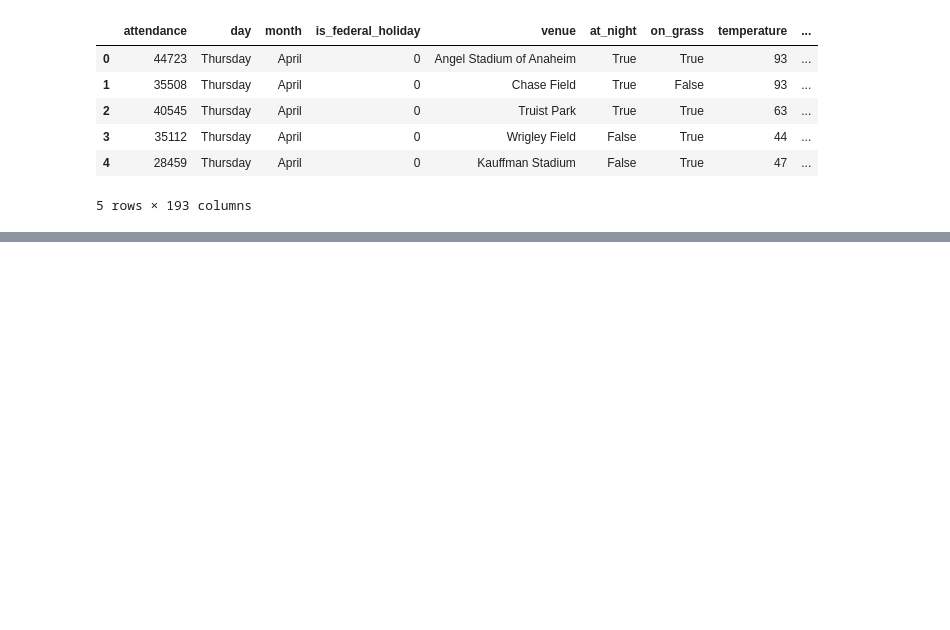
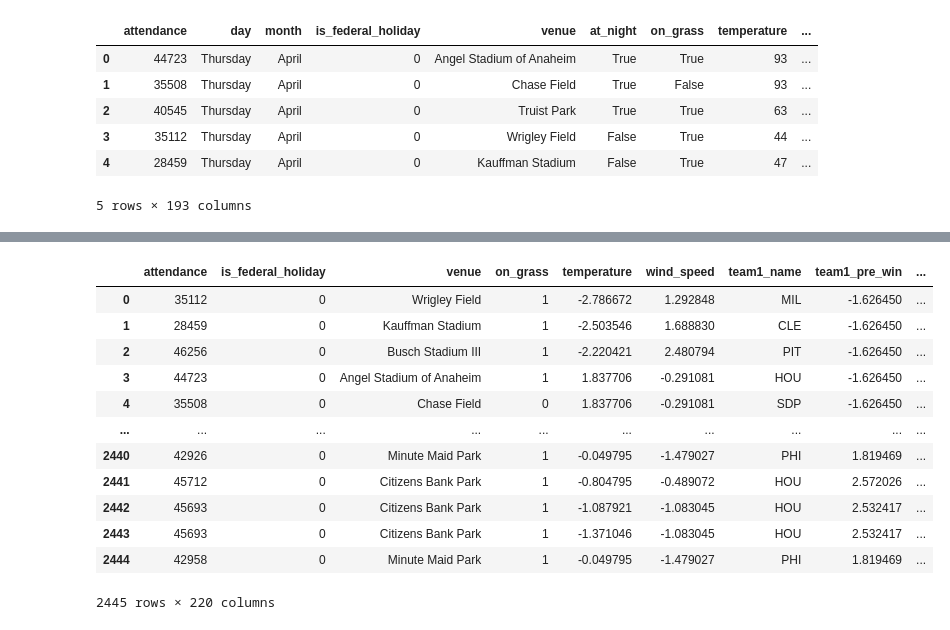
Before and after one commit to RDOGS-Friendz/SLDL-MLB-ATT-Prediction, a Jupyter notebook: statistical-learning/data_preprocessing.ipynb, the cells around one changed output, grey strips where cells are left out. Cells and saved outputs as stored; diff of their text form; code cells hidden in the pictures; blank space fills up the shorter version.

```diff
--- a/statistical-learning/data_preprocessing.ipynb
+++ b/statistical-learning/data_preprocessing.ipynb
@@ -299,0 +315,7 @@ df_game_data_have_aud.to_csv("processed_test.csv", index=False)
+# %%
+# sort the data by date
+trainset = trainset.sort_values(by=['start_time'])
+trainset = trainset.reset_index(drop=True)
+
+testset = testset.sort_values(by=['start_time'])
+testset = testset.reset_index(drop=True)
@@ -299,0 +410,23 @@ df_game_data_have_aud.to_csv("processed_test.csv", index=False)
+# %%
+# for test set, we also want to add a column to store the average attendance of previous 5 to 10 games
+attendance_dict_test = {}
+test_moving_avg_df = pd.DataFrame()
+for team in teams:
+    attendance_dict[team] = []
+    # get the data of the team in the year
+    df_team = testset[testset['team2_name'] == team][['game_page_url', 'team2_name', 'start_time', 'attendance']]
+    # create a new column to store the average attendance of previous 5 to 10 games
+    df_team['previous_5_to_10MA'] = 0
+    df_team.reset_index(drop=True, inplace=True)
+    # store the attendance of the team in the year in order to compute the average attendance of previous 5 to 10 games
+    for i in range(len(df_team)):
+        attendance_dict[team].append(df_team['attendance'][i])
+        # for the first 10 games, because we don't have previous 5 to 10 games, we use previous year's average attendance for the team
+        if i < 10:
+            df_team['previous_5_to_10MA'][i] = avg_att_in_all_years[2019][team][0]
+        # for the rest games, we compute the average attendance of previous 5 to 10 games
+        else:
+            df_team['previous_5_to_10MA'][i] = sum(attendance_dict[2019][team][i-10:i-5])/5
+    test_moving_avg_df = pd.concat([test_moving_avg_df, df_team], axis=0)
+
+display(test_moving_avg_df)
@@ -299,0 +464,17 @@ df_game_data_have_aud.to_csv("processed_test.csv", index=False)
+# %%
+testset_after_merged = pd.merge(testset, test_moving_avg_df[['previous_5_to_10MA', 'game_page_url']], on='game_page_url', how='inner')
+testset_after_merged
+# %% [output]
+|  | attendance | is_federal_holiday | venue | on_grass | temperature | wind_speed | team1_name | team1_pre_win | ... |
+| 0 | 35112 | 0 | Wrigley Field | 1 | -2.786672 | 1.292848 | MIL | -1.626450 | ... |
+| 1 | 28459 | 0 | Kauffman Stadium | 1 | -2.503546 | 1.688830 | CLE | -1.626450 | ... |
+| 2 | 46256 | 0 | Busch Stadium III | 1 | -2.220421 | 2.480794 | PIT | -1.626450 | ... |
+| 3 | 44723 | 0 | Angel Stadium of Anaheim | 1 | 1.837706 | -0.291081 | HOU | -1.626450 | ... |
+| 4 | 35508 | 0 | Chase Field | 0 | 1.837706 | -0.291081 | SDP | -1.626450 | ... |
+| ... | ... | ... | ... | ... | ... | ... | ... | ... | ... |
+| 2440 | 42926 | 0 | Minute Maid Park | 1 | -0.049795 | -1.479027 | PHI | 1.819469 | ... |
+| 2441 | 45712 | 0 | Citizens Bank Park | 1 | -0.804795 | -0.489072 | HOU | 2.572026 | ... |
+| 2442 | 45693 | 0 | Citizens Bank Park | 1 | -1.087921 | -1.083045 | HOU | 2.532417 | ... |
+| 2443 | 45693 | 0 | Citizens Bank Park | 1 | -1.371046 | -1.083045 | HOU | 2.532417 | ... |
+| 2444 | 42958 | 0 | Minute Maid Park | 1 | -0.049795 | -1.479027 | PHI | 1.819469 | ... |
+2445 rows × 220 columns
```
Also changed, not shown: parts of 7 cells of this notebook, 2 other files.
